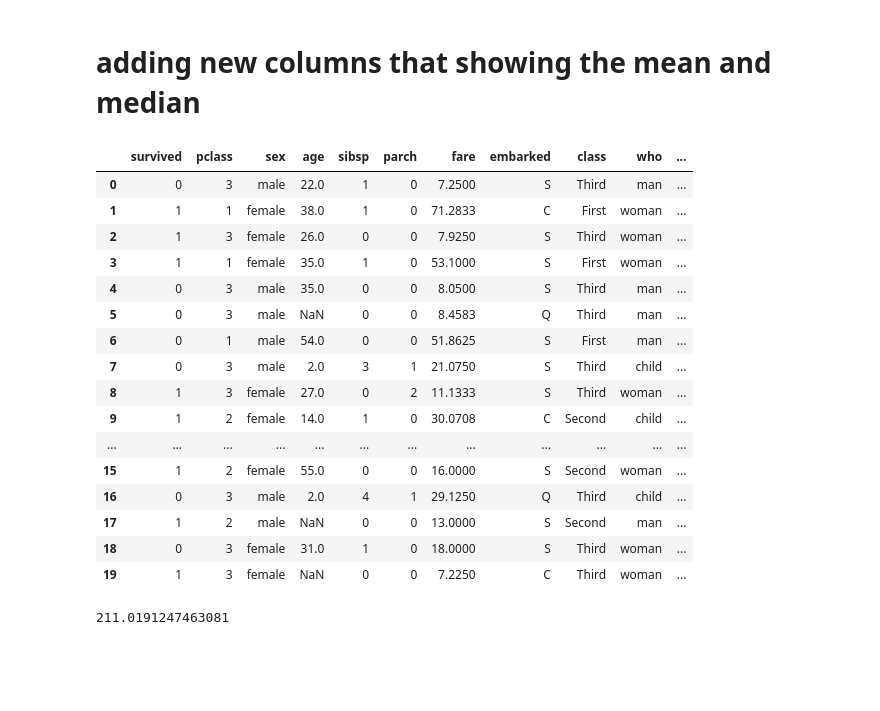
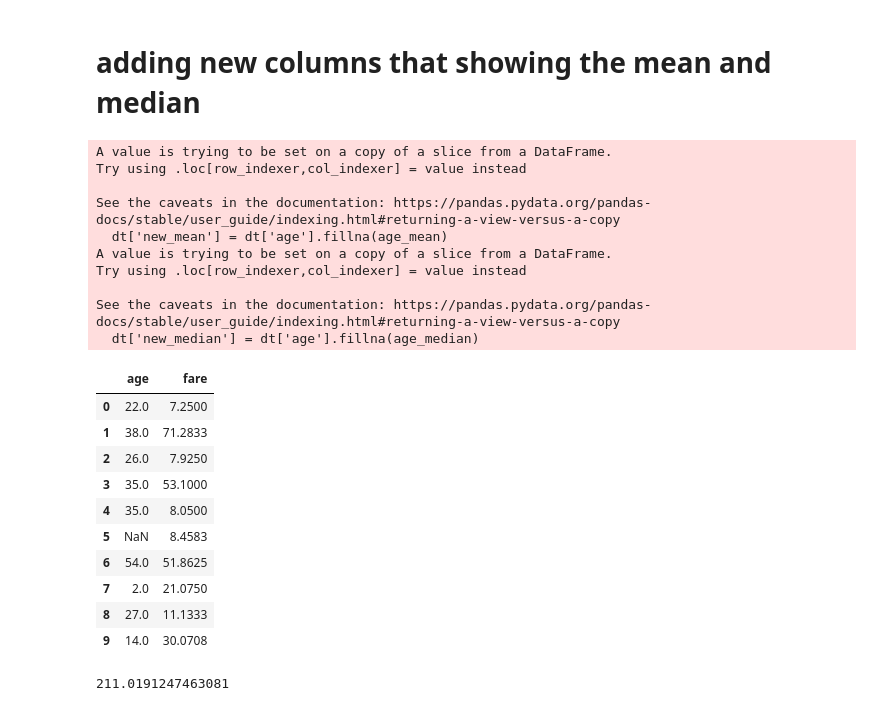
Before and after one commit to Yashshakya1/Data_Science_macbook, a Jupyter notebook: chocing programe/feature engin.ipynb, the cells around one changed output. Drawn from its saved outputs; the diff is of its cells as text; code cells hidden in the pictures; blank space fills up the shorter version.

```diff
--- a/chocing programe/feature engin.ipynb
+++ b/chocing programe/feature engin.ipynb
@@ -159,8 +159,8 @@ import seaborn as sns
 from sklearn.impute import SimpleImputer
 from sklearn.compose import ColumnTransformer
 # %%
-ds = sns.load_dataset('titanic')
-ds
+dt = sns.load_dataset('titanic')
+dt
 # %% [output]
 |  | survived | pclass | sex | age | sibsp | parch | fare | embarked | class | who | ... |
 | 0 | 0 | 3 | male | 22.0 | 1 | 0 | 7.2500 | S | Third | man | ... |
@@ -190,28 +190,33 @@ age_median = dt['age'].mean()
 # %% [markdown]
 # adding new columns that showing the mean and median
 # %%
-ds['new_mean'] = dt['age'].fillna(age_mean)
-ds['new_median'] = dt['age'].fillna(age_median)
+dt['new_mean'] = dt['age'].fillna(age_mean)
+dt['new_median'] = dt['age'].fillna(age_median)
+# %% [output]
+A value is trying to be set on a copy of a slice from a DataFrame.
+Try using .loc[row_indexer,col_indexer] = value instead
+
+See the caveats in the documentation: https://pandas.pydata.org/pandas-docs/stable/user_guide/indexing.html#returning-a-view-versus-a-copy
+  dt['new_mean'] = dt['age'].fillna(age_mean)
+A value is trying to be set on a copy of a slice from a DataFrame.
+Try using .loc[row_indexer,col_indexer] = value instead
+
+See the caveats in the documentation: https://pandas.pydata.org/pandas-docs/stable/user_guide/indexing.html#returning-a-view-versus-a-copy
+  dt['new_median'] = dt['age'].fillna(age_median)
 # %%
-ds.head(20)
+ds.head(10)
 # %% [output]
-|  | survived | pclass | sex | age | sibsp | parch | fare | embarked | class | who | ... |
-| 0 | 0 | 3 | male | 22.0 | 1 | 0 | 7.2500 | S | Third | man | ... |
-| 1 | 1 | 1 | female | 38.0 | 1 | 0 | 71.2833 | C | First | woman | ... |
-| 2 | 1 | 3 | female | 26.0 | 0 | 0 | 7.9250 | S | Third | woman | ... |
-| 3 | 1 | 1 | female | 35.0 | 1 | 0 | 53.1000 | S | First | woman | ... |
-| 4 | 0 | 3 | male | 35.0 | 0 | 0 | 8.0500 | S | Third | man | ... |
-| 5 | 0 | 3 | male | NaN | 0 | 0 | 8.4583 | Q | Third | man | ... |
-| 6 | 0 | 1 | male | 54.0 | 0 | 0 | 51.8625 | S | First | man | ... |
-| 7 | 0 | 3 | male | 2.0 | 3 | 1 | 21.0750 | S | Third | child | ... |
-| 8 | 1 | 3 | female | 27.0 | 0 | 2 | 11.1333 | S | Third | woman | ... |
-| 9 | 1 | 2 | female | 14.0 | 1 | 0 | 30.0708 | C | Second | child | ... |
-| ... | ... | ... | ... | ... | ... | ... | ... | ... | ... | ... | ... |
-| 15 | 1 | 2 | female | 55.0 | 0 | 0 | 16.0000 | S | Second | woman | ... |
-| 16 | 0 | 3 | male | 2.0 | 4 | 1 | 29.1250 | Q | Third | child | ... |
-| 17 | 1 | 2 | male | NaN | 0 | 0 | 13.0000 | S | Second | man | ... |
-| 18 | 0 | 3 | female | 31.0 | 1 | 0 | 18.0000 | S | Third | woman | ... |
-| 19 | 1 | 3 | female | NaN | 0 | 0 | 7.2250 | C | Third | woman | ... |
+|  | age | fare |
+| 0 | 22.0 | 7.2500 |
+| 1 | 38.0 | 71.2833 |
+| 2 | 26.0 | 7.9250 |
+| 3 | 35.0 | 53.1000 |
+| 4 | 35.0 | 8.0500 |
+| 5 | NaN | 8.4583 |
+| 6 | 54.0 | 51.8625 |
+| 7 | 2.0 | 21.0750 |
+| 8 | 27.0 | 11.1333 |
+| 9 | 14.0 | 30.0708 |
 # %%
 dt['age'].var()
 # %% [output]
```
Also changed, not shown: parts of 8 cells of this notebook, 7 other files.
